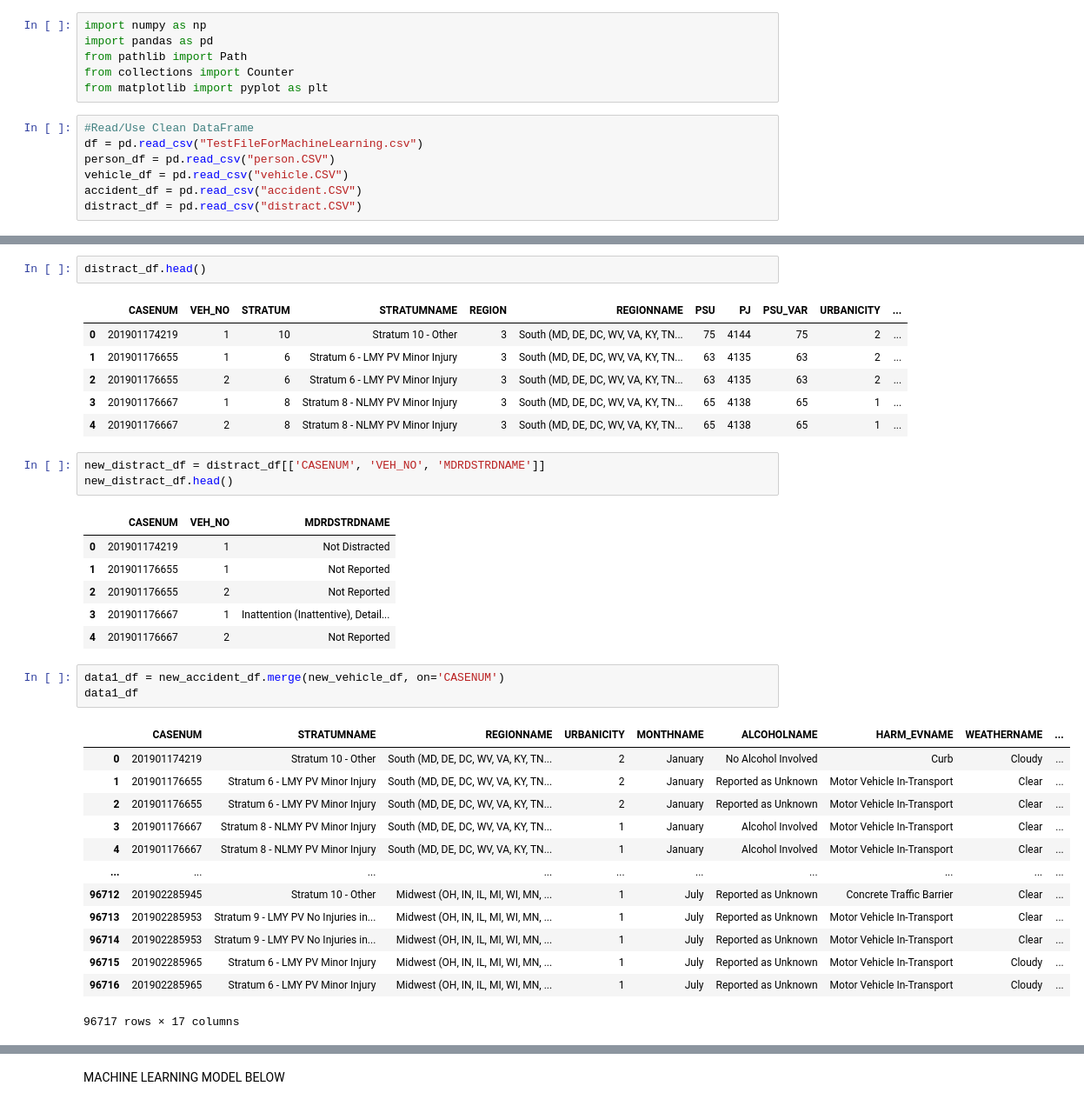
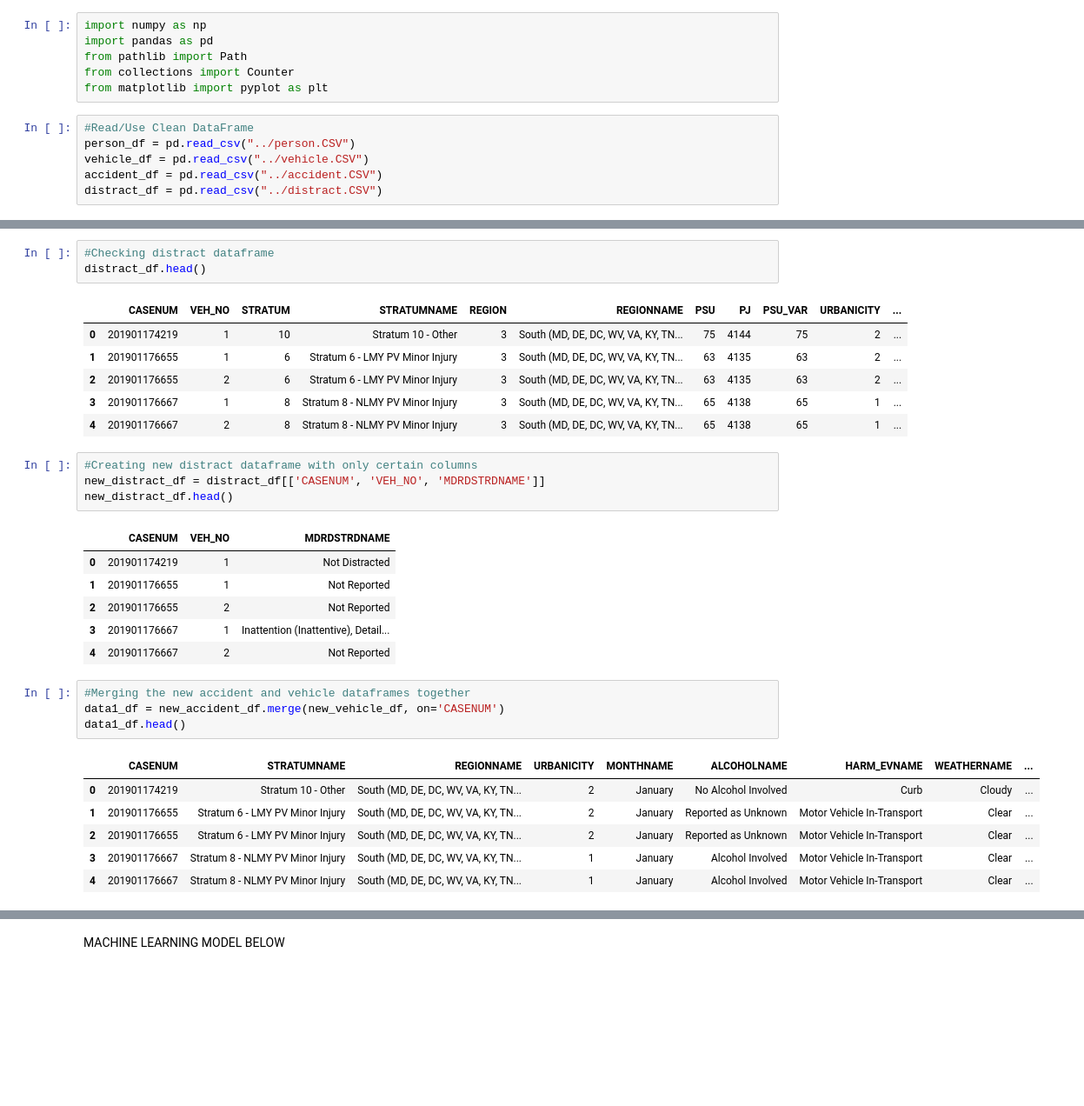
Before and after one commit to amburu4159/group-3-ku042021, a Jupyter notebook: MachineLearningModel.ipynb, the cells around one changed output, grey strips where cells are left out. Shown at 87% size. Saved outputs shown, nothing was run; the diff lists cells and outputs as text; blank space fills up the shorter version.

```diff
--- a/MachineLearningModel.ipynb
+++ b/MachineLearningModel.ipynb
@@ -9,9 +9,8 @@ from collections import Counter
 from matplotlib import pyplot as plt
 # %%
 #Read/Use Clean DataFrame
-df = pd.read_csv("TestFileForMachineLearning.csv")
-person_df = pd.read_csv("person.CSV")
-vehicle_df = pd.read_csv("vehicle.CSV")
-accident_df = pd.read_csv("accident.CSV")
-distract_df = pd.read_csv("distract.CSV")
+person_df = pd.read_csv("../person.CSV")
+vehicle_df = pd.read_csv("../vehicle.CSV")
+accident_df = pd.read_csv("../accident.CSV")
+distract_df = pd.read_csv("../distract.CSV")
 # %%
@@ -76,6 +81,7 @@ new_accident_df.head()
 | 3 | 201901176694 | Stratum 9 - LMY PV No Injuries in... | South (MD, DE, DC, WV, VA, KY, TN... | 1 | January | No Alcohol Involved | Traffic Sign Support | Clear | ... |
 | 4 | 201901176702 | Stratum 6 - LMY PV Minor Injury | South (MD, DE, DC, WV, VA, KY, TN... | 1 | January | No Alcohol Involved | Motor Vehicle In-Transport | Clear | ... |
 # %%
+#Checking distract dataframe
 distract_df.head()
 # %% [output]
 |  | CASENUM | VEH_NO | STRATUM | STRATUMNAME | REGION | REGIONNAME | PSU | PJ | PSU_VAR | URBANICITY | ... |
@@ -85,6 +91,7 @@ distract_df.head()
 | 3 | 201901176667 | 1 | 8 | Stratum 8 - NLMY PV Minor Injury | 3 | South (MD, DE, DC, WV, VA, KY, TN... | 65 | 4138 | 65 | 1 | ... |
 | 4 | 201901176667 | 2 | 8 | Stratum 8 - NLMY PV Minor Injury | 3 | South (MD, DE, DC, WV, VA, KY, TN... | 65 | 4138 | 65 | 1 | ... |
 # %%
+#Creating new distract dataframe with only certain columns
 new_distract_df = distract_df[['CASENUM', 'VEH_NO', 'MDRDSTRDNAME']]
 new_distract_df.head()
 # %% [output]
@@ -95,20 +102,14 @@ new_distract_df.head()
 | 3 | 201901176667 | 1 | Inattention (Inattentive), Detail... |
 | 4 | 201901176667 | 2 | Not Reported |
 # %%
+#Merging the new accident and vehicle dataframes together
 data1_df = new_accident_df.merge(new_vehicle_df, on='CASENUM')
-data1_df
+data1_df.head()
 # %% [output]
 |  | CASENUM | STRATUMNAME | REGIONNAME | URBANICITY | MONTHNAME | ALCOHOLNAME | HARM_EVNAME | WEATHERNAME | ... |
 | 0 | 201901174219 | Stratum 10 - Other | South (MD, DE, DC, WV, VA, KY, TN... | 2 | January | No Alcohol Involved | Curb | Cloudy | ... |
 | 1 | 201901176655 | Stratum 6 - LMY PV Minor Injury | South (MD, DE, DC, WV, VA, KY, TN... | 2 | January | Reported as Unknown | Motor Vehicle In-Transport | Clear | ... |
 | 2 | 201901176655 | Stratum 6 - LMY PV Minor Injury | South (MD, DE, DC, WV, VA, KY, TN... | 2 | January | Reported as Unknown | Motor Vehicle In-Transport | Clear | ... |
 | 3 | 201901176667 | Stratum 8 - NLMY PV Minor Injury | South (MD, DE, DC, WV, VA, KY, TN... | 1 | January | Alcohol Involved | Motor Vehicle In-Transport | Clear | ... |
 | 4 | 201901176667 | Stratum 8 - NLMY PV Minor Injury | South (MD, DE, DC, WV, VA, KY, TN... | 1 | January | Alcohol Involved | Motor Vehicle In-Transport | Clear | ... |
-| ... | ... | ... | ... | ... | ... | ... | ... | ... | ... |
-| 96712 | 201902285945 | Stratum 10 - Other | Midwest (OH, IN, IL, MI, WI, MN, ... | 1 | July | Reported as Unknown | Concrete Traffic Barrier | Clear | ... |
-| 96713 | 201902285953 | Stratum 9 - LMY PV No Injuries in... | Midwest (OH, IN, IL, MI, WI, MN, ... | 1 | July | Reported as Unknown | Motor Vehicle In-Transport | Clear | ... |
-| 96714 | 201902285953 | Stratum 9 - LMY PV No Injuries in... | Midwest (OH, IN, IL, MI, WI, MN, ... | 1 | July | Reported as Unknown | Motor Vehicle In-Transport | Clear | ... |
-| 96715 | 201902285965 | Stratum 6 - LMY PV Minor Injury | Midwest (OH, IN, IL, MI, WI, MN, ... | 1 | July | Reported as Unknown | Motor Vehicle In-Transport | Cloudy | ... |
-| 96716 | 201902285965 | Stratum 6 - LMY PV Minor Injury | Midwest (OH, IN, IL, MI, WI, MN, ... | 1 | July | Reported as Unknown | Motor Vehicle In-Transport | Cloudy | ... |
-96717 rows × 17 columns
 # %%
```
Also changed, not shown: parts of 16 cells of this notebook.
